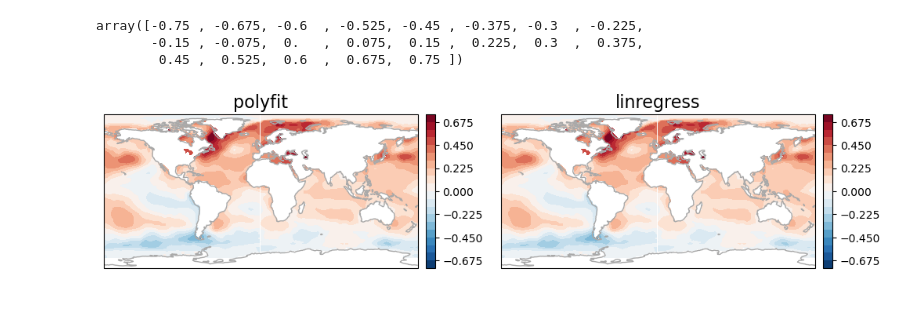
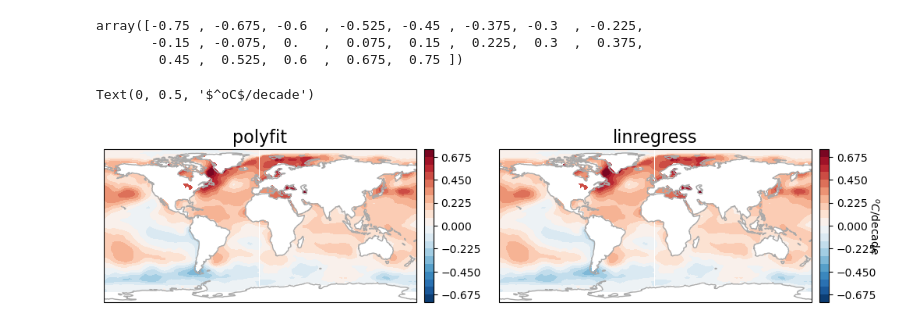
Before and after one commit to yutianwuldeo/GR6901, a Jupyter notebook: week11_linear_trend.ipynb, the cells around one changed output. Cells and saved outputs as stored; diff of their text form; code cells hidden in the pictures.

```diff
--- a/week11_linear_trend.ipynb
+++ b/week11_linear_trend.ipynb
@@ -43,14 +66,17 @@ Here we present two ways of calculating linear trend. The first method is by usi
+# %%
+# first set up x and y
+# for y, reshape sst to a matrix of nt-by-ngrd
+
+sst_grd  = sst.values.reshape((nt, ngrd))
+x        = np.linspace(1,nt,nt)
+sst_trend1 = np.empty((ngrd,1))
+sst_trend1[:,:] = np.nan
 # %%
-sst_grd  = sst.values.reshape((nt, ngrd), order='F')
-x        = np.linspace(1,nt,nt)
-sst_trend1 = np.empty((ngrd,1))
-sst_trend1[:,:] = np.nan
-
 for i in range(ngrd):
     y = sst_grd[:,i]
-    if(not np.isnan(y[0])):
+    if (not np.isnan(y[0])):  # calculation is only done over the ocean grids, not land grids (nan)
         z = np.polyfit(x, y, 1)
         sst_trend1[i,0] = z[0]*120.0
+        # the unit for z[0] is degC per month, multiply by 120 to get a unit of degC per decade
 
-sst_trend1 = sst_trend1.reshape((nlat,nlon), order='F')
-sst_trend1.shape
+sst_trend1 = sst_trend1.reshape((nlat,nlon))
@@ -61,16 +85,15 @@ sst_trend1.shape
+# %%
+import scipy.stats as stats
+
+sst_grd  = sst.values.reshape((nt, ngrd))
+x        = np.linspace(1,nt,nt)
+sst_trend2 = np.empty((ngrd,1))
+sst_trend2[:,:] = np.nan
 # %%
-import scipy.stats as stats
-
-sst_grd  = sst.values.reshape((nt, ngrd), order='F')
-x        = np.linspace(1,nt,nt)
-sst_trend2 = np.empty((ngrd,1))
-sst_trend2[:,:] = np.nan
-
 for i in range(ngrd):
     y = sst_grd[:,i]
-    if(not np.isnan(y[0])):
-        slope, intercept, r_value, p_value, std_err = stats.linregress(x, sst_grd[:,i])
+    if (not np.isnan(y[0])):
+        slope, intercept, r_value, p_value, std_err = stats.linregress(x, y)
         sst_trend2[i,0] = slope*120.0
 
-sst_trend2 = sst_trend2.reshape((nlat,nlon), order='F')
-sst_trend2.shape
+sst_trend2 = sst_trend2.reshape((nlat,nlon))
@@ -88,25 +109,27 @@ array([-0.75 , -0.675, -0.6  , -0.525, -0.45 , -0.375, -0.3  , -0.225,
 # %%
 import matplotlib.pyplot as plt; import matplotlib
 import cartopy.crs as ccrs
 from mpl_toolkits.axes_grid1.axes_divider import make_axes_locatable
 import datetime as dt
 
 fig, axes = plt.subplots(ncols=2,
                          subplot_kw={'projection': ccrs.PlateCarree()},
                          figsize=(12,9))
 ax0, ax1 = axes
 
 clevs = np.linspace(-0.75, 0.75, 21)
 cs = ax0.contourf(lons, lats, sst_trend1, clevs, cmap=plt.cm.RdBu_r)
 ax0.coastlines(color='darkgray', linewidth=1)
 ax0.set_title('polyfit', fontsize=16)
 cax = make_axes_locatable(ax0).append_axes("right", size="3%", pad=0.1, axes_class=plt.Axes)
-cbar = plt.colorbar(cs, cax=cax, orientation='vertical') # cbar.ax.set_ylabel('$^oC$/decade', rotation=90)
+cbar = plt.colorbar(cs, cax=cax, orientation='vertical')
 
 cs = ax1.contourf(lons, lats, sst_trend2, clevs, cmap=plt.cm.RdBu_r)
 ax1.coastlines(color='darkgray', linewidth=1)
 ax1.set_title('linregress', fontsize=16)
 cax = make_axes_locatable(ax1).append_axes("right", size="3%", pad=0.1, axes_class=plt.Axes)
 cbar = plt.colorbar(cs, cax=cax, orientation='vertical')
+cbar.ax.set_ylabel('$^oC$/decade', rotation=270)
 # %% [output]
+Text(0, 0.5, '$^oC$/decade')
-[figure, old version]
+[figure, new version]
```
Also changed, not shown: parts of 10 cells of this notebook.
